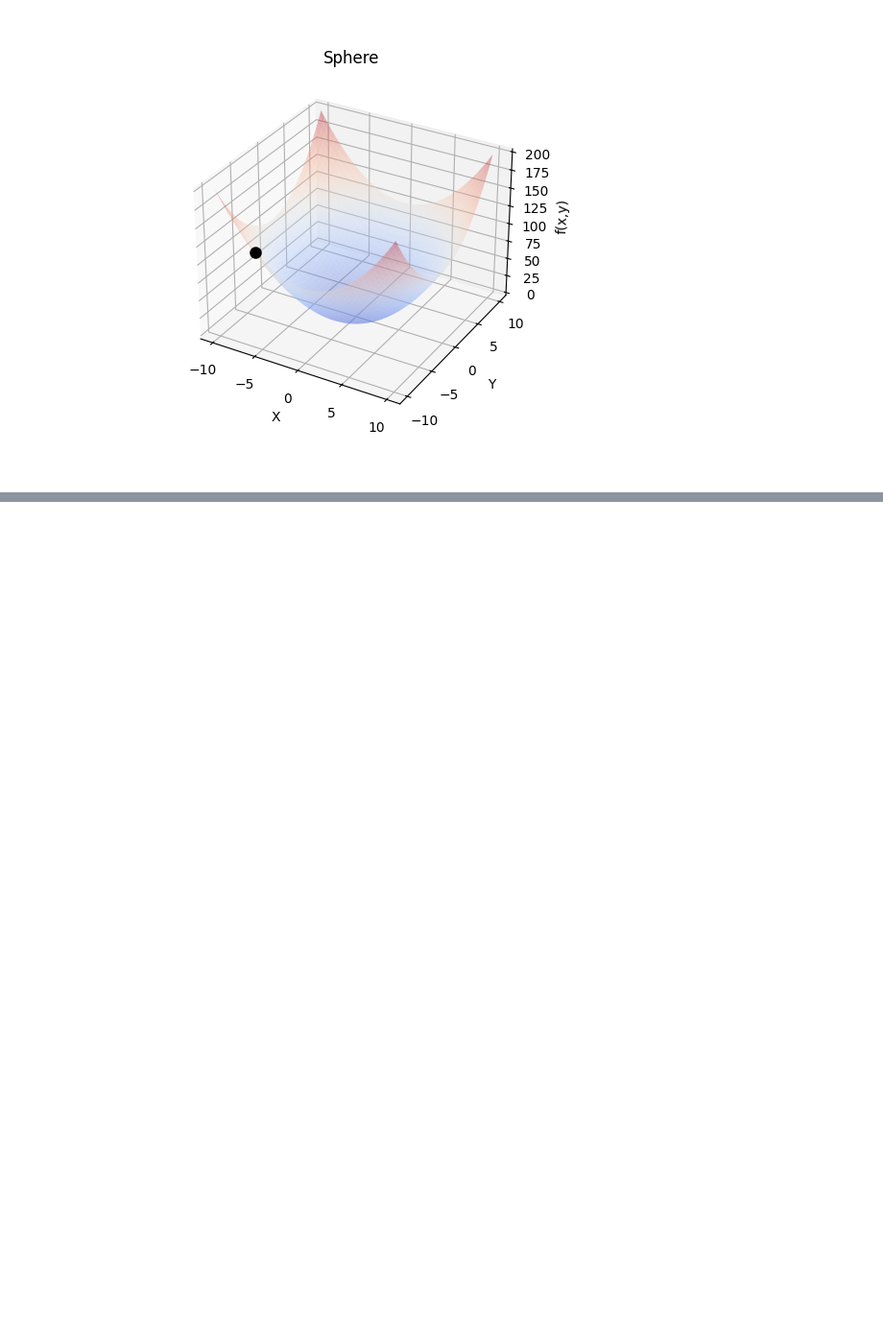
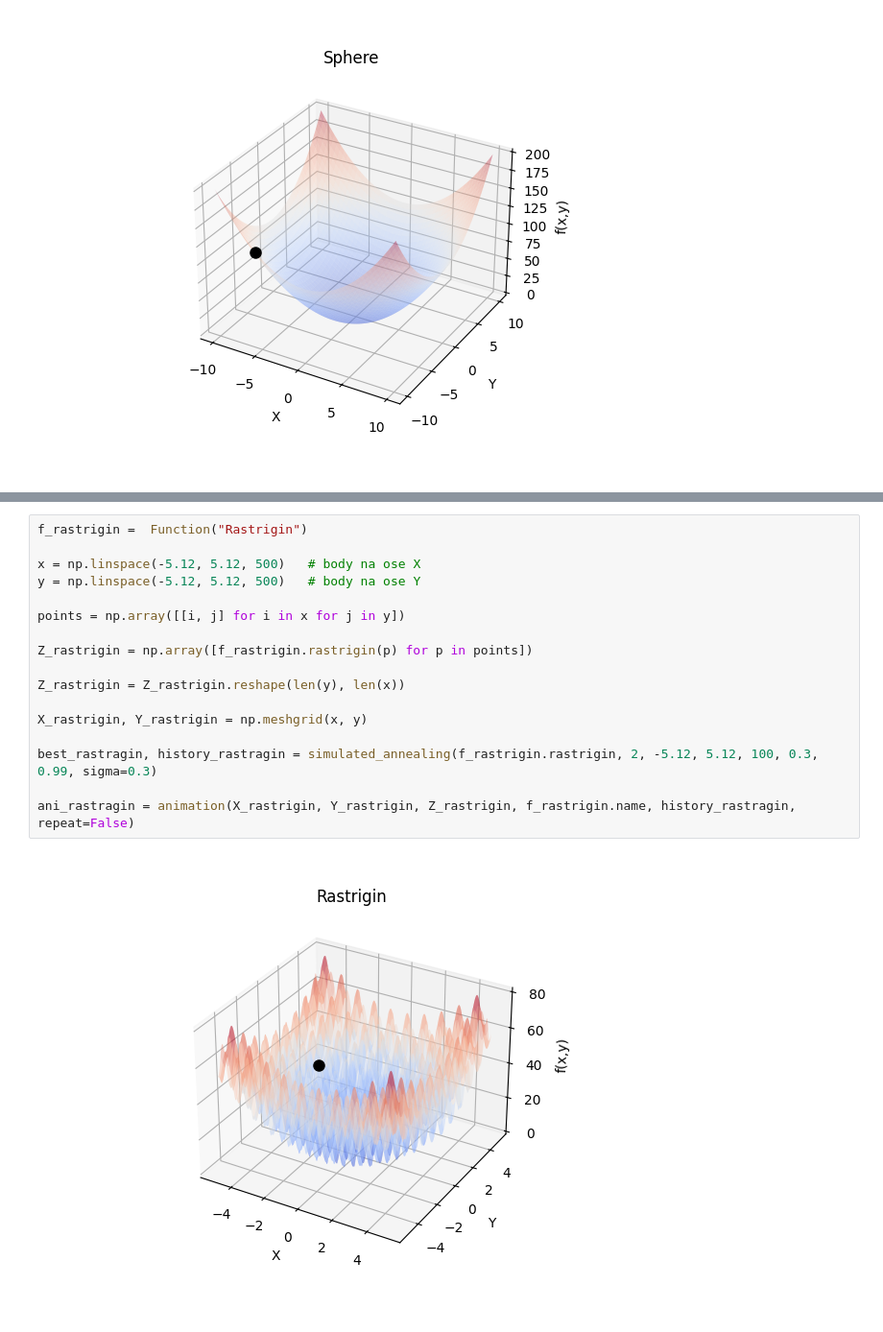
Before and after one commit to dopeoffx/simulated_annealing, a Jupyter notebook: simulated_annealing.ipynb, the cells around one changed output, grey strips where cells are left out. Shown at 96% size. Drawn from its saved outputs; the diff is of its cells as text; blank space fills up the shorter version.

```diff
--- a/simulated_annealing.ipynb
+++ b/simulated_annealing.ipynb
@@ -258,3 +194,22 @@ ani = animation(X, Y, Z, f_sphere2.name, history, repeat=False, interval_ms=50)
+# %%
+f_rastrigin =  Function("Rastrigin")
+
+x = np.linspace(-5.12, 5.12, 500)   # body na ose X
+y = np.linspace(-5.12, 5.12, 500)   # body na ose Y
+
+points = np.array([[i, j] for i in x for j in y])
+
+Z_rastrigin = np.array([f_rastrigin.rastrigin(p) for p in points])
+
+Z_rastrigin = Z_rastrigin.reshape(len(y), len(x))
+
+X_rastrigin, Y_rastrigin = np.meshgrid(x, y)
+
+best_rastragin, history_rastragin = simulated_annealing(f_rastrigin.rastrigin, 2, -5.12, 5.12, 100, 0.3, 0.99, sigma=0.3)
+
+ani_rastragin = animation(X_rastrigin, Y_rastrigin, Z_rastrigin, f_rastrigin.name, history_rastragin, repeat=False)
+# %% [output]
+[figure, added]
 # %%
 f_ackley =  Function("Ackley")
 
```
Also changed, not shown: parts of 6 cells of this notebook.
